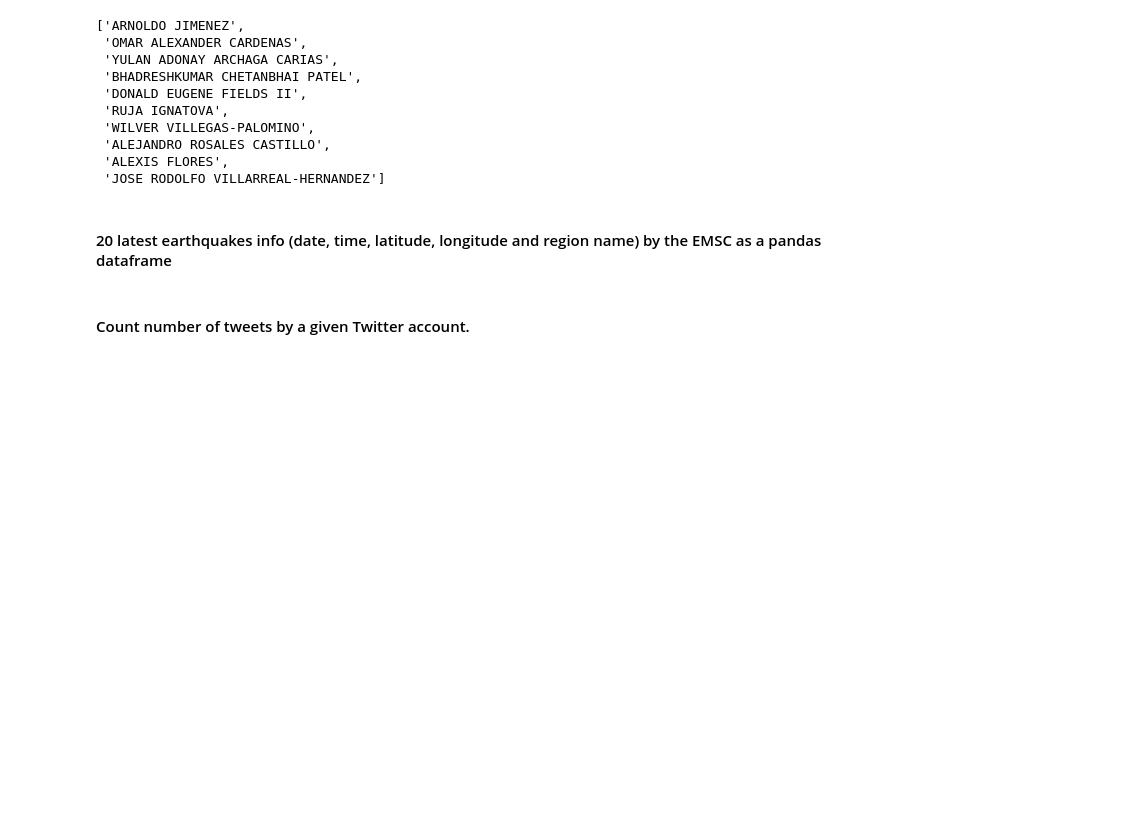
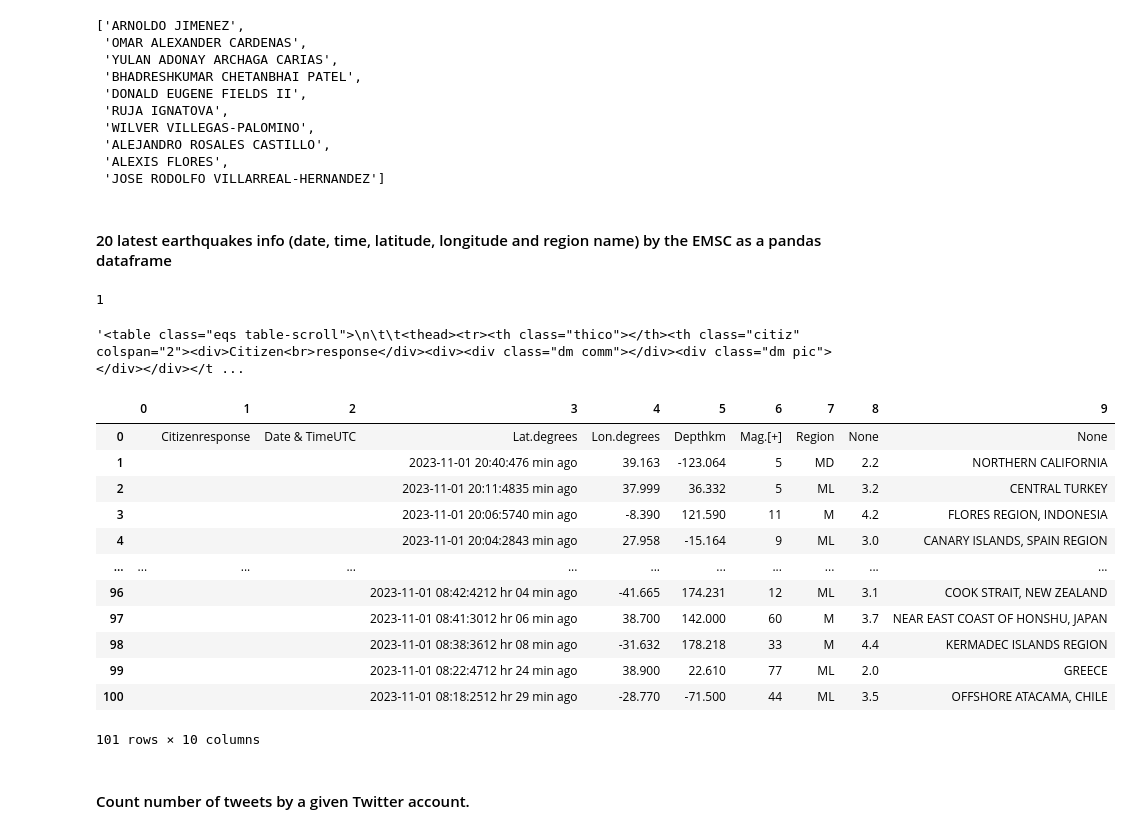
Before and after one commit to Ironhack-Data-Madrid-Octubre-2023/4.3-lab_web_scraping_selenium, a Jupyter notebook: your-code/main.ipynb, the cells around one changed output. Cells and saved outputs as stored; diff of their text form; code cells hidden in the pictures; blank space fills up the shorter version.

```diff
--- a/your-code/main.ipynb
+++ b/your-code/main.ipynb
@@ -380,0 +382,38 @@ url = 'https://www.emsc-csem.org/Earthquake/'
+# %%
+tabla = driver.find_elements(By.XPATH, '/html/body/div[3]/div[6]/table')
+len(tabla)
+# %% [output]
+1
+# %%
+# Dentro de tabla tengo toda la info de la misma -> tengo que extrae aprecido a cuando sacaba las imágenes y los links con getattribute
+tabla_html = tabla[0].get_attribute('outerHTML')
+tabla_html
+# %% [output]
+'<table class="eqs table-scroll">\n\t\t<thead><tr><th class="thico"></th><th class="citiz" colspan="2"><div>Citizen<br>response</div><div><div class="dm comm"></div><div class="dm pic"></div></div></t ...
+# %%
+# Volvemos a usar a nuestro amigo bs para formar la tabla
+soup = bs(tabla_html, 'html.parser')
+#soup
+# %%
+data = []
+
+for fila in soup.find_all('tr'):
+    filadata = [celda.get_text(strip=True) for celda in fila.find_all(['td','th'])]
+    data.append(filadata)
+
+df = pd.DataFrame(data)
+df
+# %% [output]
+|  | 0 | 1 | 2 | 3 | 4 | 5 | 6 | 7 | 8 | 9 |
+| 0 |  | Citizenresponse | Date & TimeUTC | Lat.degrees | Lon.degrees | Depthkm | Mag.[+] | Region | None | None |
+| 1 |  |  |  | 2023-11-01 20:40:476 min ago | 39.163 | -123.064 | 5 | MD | 2.2 | NORTHERN CALIFORNIA |
+| 2 |  |  |  | 2023-11-01 20:11:4835 min ago | 37.999 | 36.332 | 5 | ML | 3.2 | CENTRAL TURKEY |
+| 3 |  |  |  | 2023-11-01 20:06:5740 min ago | -8.390 | 121.590 | 11 | M | 4.2 | FLORES REGION, INDONESIA |
+| 4 |  |  |  | 2023-11-01 20:04:2843 min ago | 27.958 | -15.164 | 9 | ML | 3.0 | CANARY ISLANDS, SPAIN REGION |
+| ... | ... | ... | ... | ... | ... | ... | ... | ... | ... | ... |
+| 96 |  |  |  | 2023-11-01 08:42:4212 hr 04 min ago | -41.665 | 174.231 | 12 | ML | 3.1 | COOK STRAIT, NEW ZEALAND |
+| 97 |  |  |  | 2023-11-01 08:41:3012 hr 06 min ago | 38.700 | 142.000 | 60 | M | 3.7 | NEAR EAST COAST OF HONSHU, JAPAN |
+| 98 |  |  |  | 2023-11-01 08:38:3612 hr 08 min ago | -31.632 | 178.218 | 33 | M | 4.4 | KERMADEC ISLANDS REGION |
+| 99 |  |  |  | 2023-11-01 08:22:4712 hr 24 min ago | 38.900 | 22.610 | 77 | ML | 2.0 | GREECE |
+| 100 |  |  |  | 2023-11-01 08:18:2512 hr 29 min ago | -28.770 | -71.500 | 44 | ML | 3.5 | OFFSHORE ATACAMA, CHILE |
+101 rows × 10 columns
```
Also changed, not shown: parts of 6 cells of this notebook.
